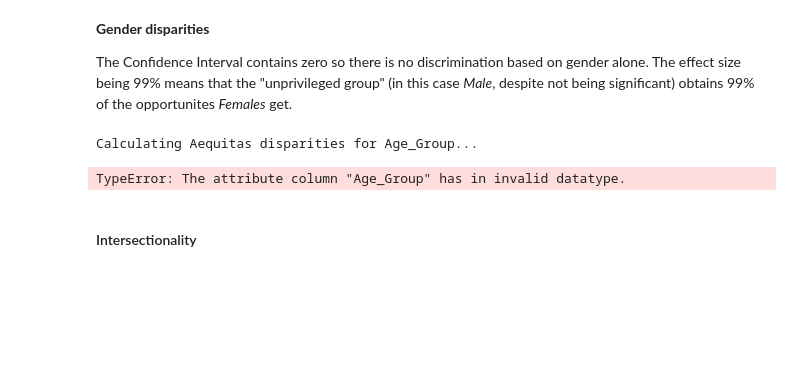
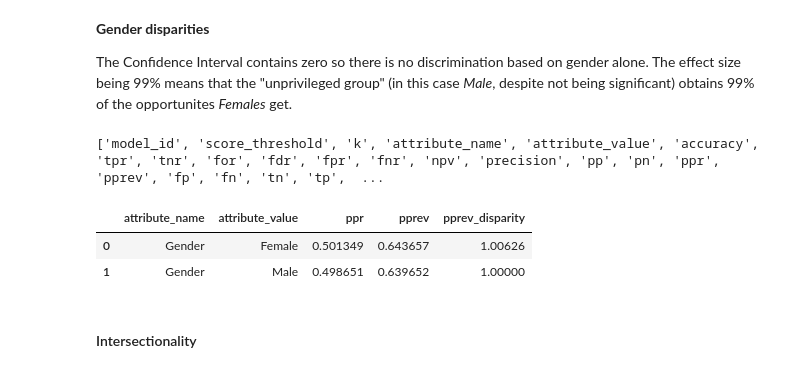
Before and after one commit to GabrieleL98/AI-Ethics-Project, a Jupyter notebook: demo.ipynb, the cells around one changed output. Cells and saved outputs as stored; diff of their text form; code cells hidden in the pictures; blank space fills up the shorter version.

```diff
--- a/demo.ipynb
+++ b/demo.ipynb
@@ -191,22 +191,24 @@ Risk Ratio (Effect Size): 0.9938
 **Gender disparities**
 
 The Confidence Interval contains zero so there is no discrimination based on gender alone. The effect size being 99% means that the "unprivileged group" (in this case *Male*, despite not being significant) obtains 99% of the opportunites *Females* get.
+# %%
+aequitas_df = analyzer.get_aequitas_metrics()
+print(aequitas_df.columns.tolist())
+# %% [output]
+['model_id', 'score_threshold', 'k', 'attribute_name', 'attribute_value', 'accuracy', 'tpr', 'tnr', 'for', 'fdr', 'fpr', 'fnr', 'npv', 'precision', 'pp', 'pn', 'ppr', 'pprev', 'fp', 'fn', 'tn', 'tp',  ...
 # %%
-# Get Aequitas metrics (returns a DataFrame)
-print(f"Calculating Aequitas disparities for {analyzer.sensitive_col}...")
-
-aequitas_df = analyzer.get_aequitas_metrics()
-
 # Display specific columns related to selection rate and parity
 cols_to_show = [
     'attribute_name', 'attribute_value',
-    'ppr', 'selection_rate',
-    'statistical_parity_disparity', 'statistical_parity_ratio'
+    'ppr',            # predicted positive rate
+    'pprev',          # selection rate equivalent
+    'pprev_disparity' # statistical parity disparity
 ]
 display(aequitas_df[cols_to_show])
 # %% [output]
-Calculating Aequitas disparities for Age_Group...
-TypeError: The attribute column "Age_Group" has in invalid datatype.
+|  | attribute_name | attribute_value | ppr | pprev | pprev_disparity |
+| 0 | Gender | Female | 0.501349 | 0.643657 | 1.00626 |
+| 1 | Gender | Male | 0.498651 | 0.639652 | 1.00000 |
 # %% [markdown]
 #### Intersectionality
 # %%
```
Also changed, not shown: parts of 3 cells of this notebook.
